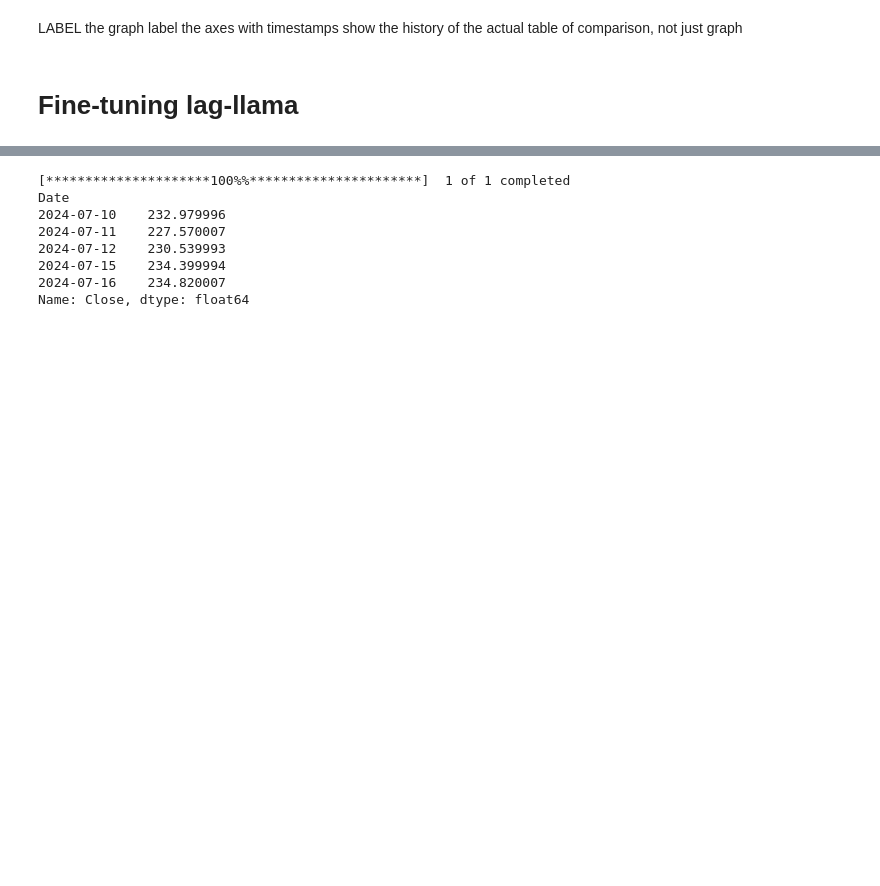
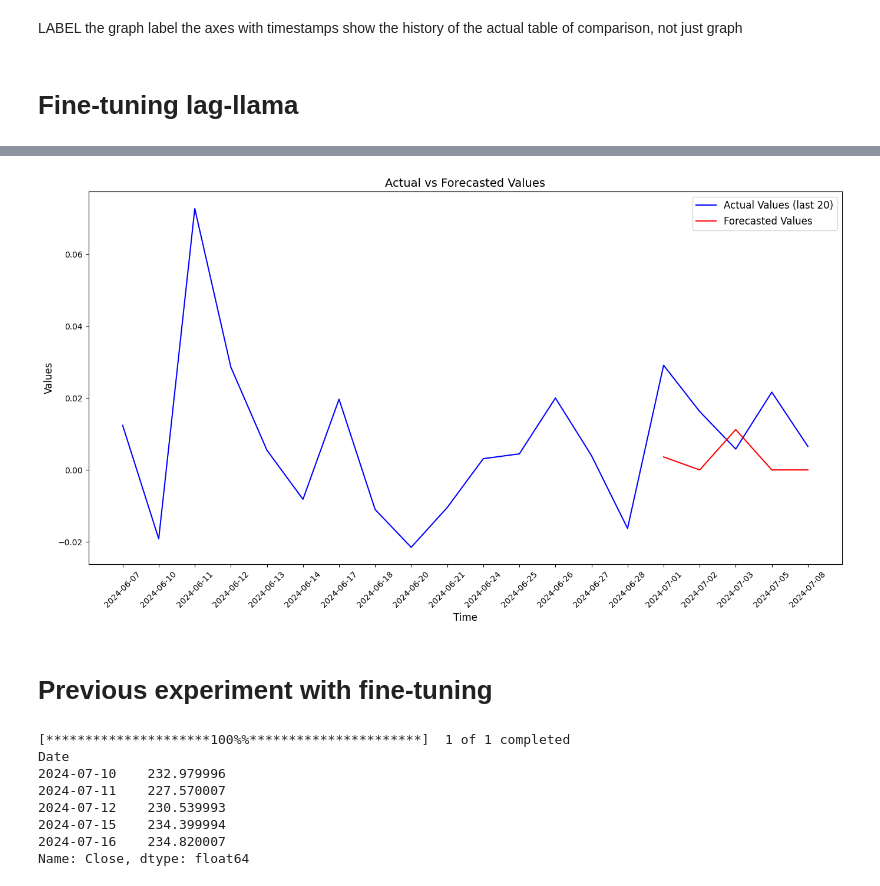
Before and after one commit to filip-topic/Time-Series-Foundation-Models-in-Financial-time-series-prediction, a Jupyter notebook: notebook.ipynb, the cells around one changed output, grey strips where cells are left out. Cells and saved outputs as stored; diff of their text form; code cells hidden in the pictures; blank space fills up the shorter version.

```diff
--- a/notebook.ipynb
+++ b/notebook.ipynb
@@ -488,3 +243,45 @@ array([1.42010315e-02, 9.15320752e-05, 4.68208500e-03, 1.34221127e-02,
+# %%
+import matplotlib.pyplot as plt
+
+# Assuming you have the following variables
+# ft_lag_llama_forecast: a numpy array or list of forecasted values
+# PREDICTION_LENGTH: an integer denoting the length of ft_lag_llama_forecast
+# test_data: a pandas DataFrame with columns 'ds' and 'y'
+
+# Getting the last 20 values of 'y' from test_data
+last_20_y = test_data['y'].tail(20)
+
+# Getting the last PREDICTION_LENGTH timestamps from test_data
+last_prediction_timestamps = test_data['ds'].tail(PREDICTION_LENGTH)
+
+# Create a larger figure
+plt.figure(figsize=(14, 8))
+
+# Plotting the last 20 values of 'y' in blue
+plt.plot(test_data['ds'].tail(20), last_20_y, label='Actual Values (last 20)', color='blue')
+
+# Plotting the ft_lag_llama_forecast values in red
+plt.plot(last_prediction_timestamps, ft_lag_llama_forecast, label='Forecasted Values', color='red')
+
+# Adding labels and title with smaller fonts
+plt.xlabel('Time', fontsize=12)
+plt.ylabel(TYPE_OF_DATA, fontsize=12)
+plt.title('Actual vs Forecasted Values', fontsize=14)
+plt.legend(fontsize=12)
+
+# Adjusting x-axis labels to be smaller
+plt.xticks(rotation=45, fontsize=10)
+plt.yticks(fontsize=10)
+
+# Adjusting layout to fit everything
+plt.tight_layout()
+
+# Displaying the plot
+plt.show()
+# %% [output]
+[figure, added]
+# %% [markdown]
+# Previous experiment with fine-tuning
 # %%
 import yfinance as yf
 import pandas as pd
```
Also changed, not shown: parts of 21 cells of this notebook, 8 other files.
